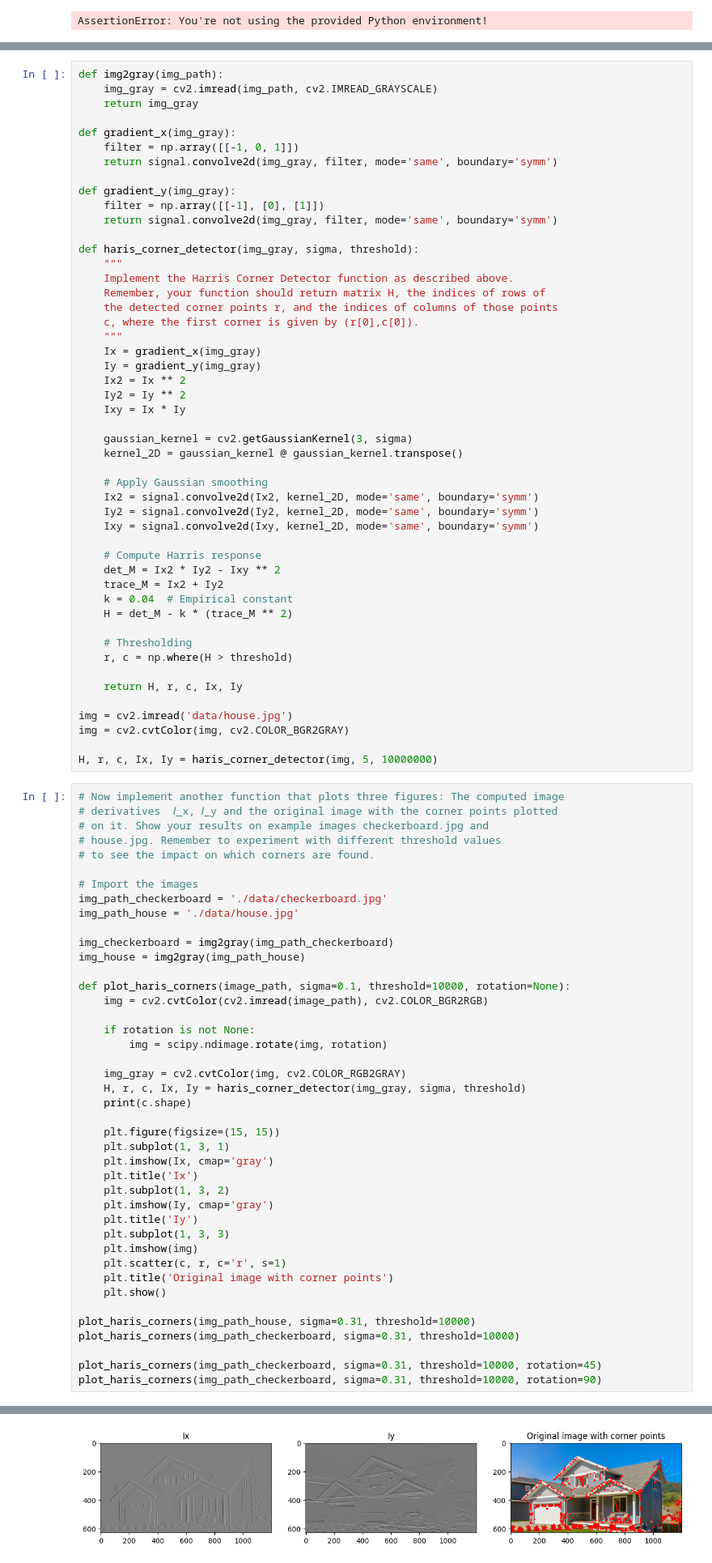
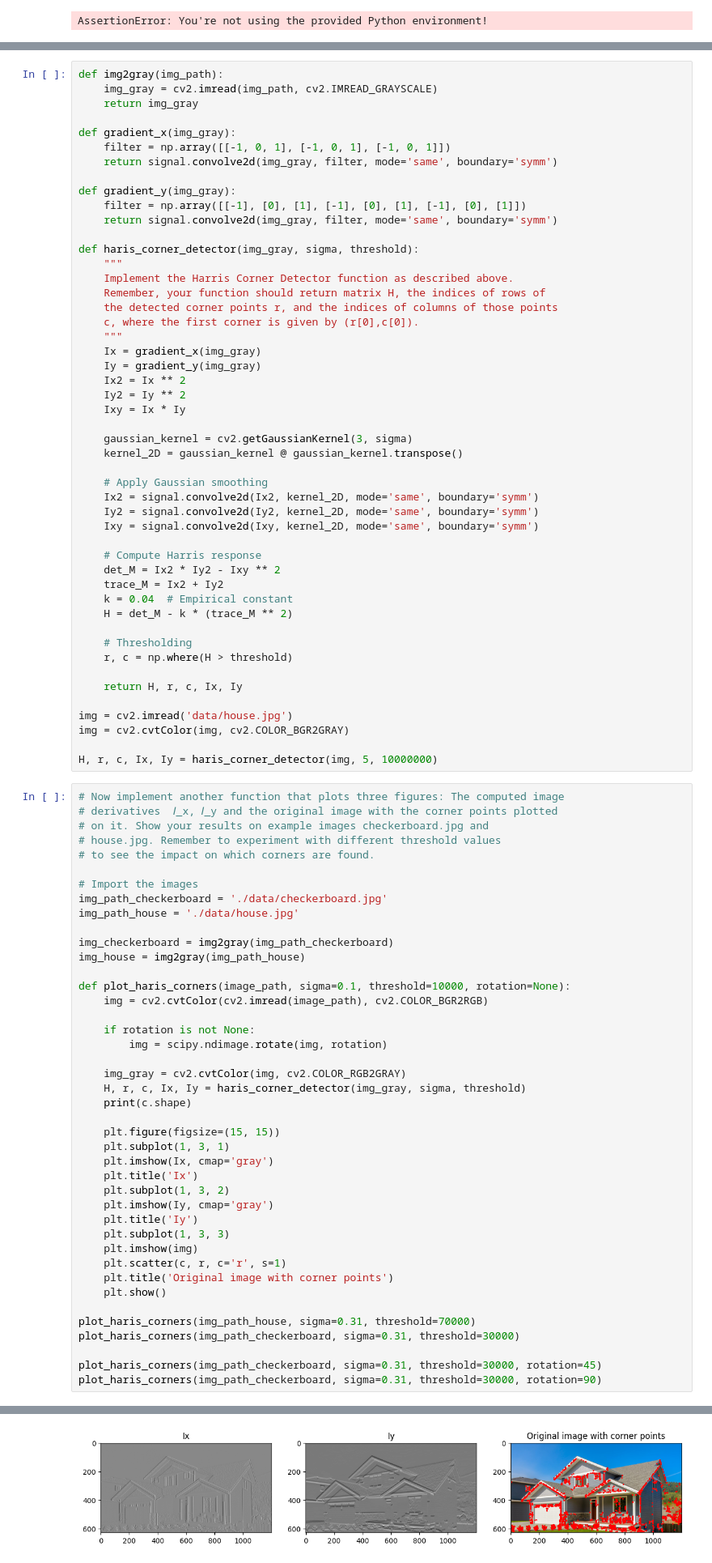
Before and after one commit to dqmis/ai-course, a Jupyter notebook: CV1_Lab3_Students.ipynb, the cells around one changed output, grey strips where cells are left out. Shown: that part at 81% size. Cells and saved outputs as stored; diff of their text form.

```diff
--- a/CV1_Lab3_Students.ipynb
+++ b/CV1_Lab3_Students.ipynb
@@ -134,11 +134,11 @@ def img2gray(img_path):
     return img_gray
 
 def gradient_x(img_gray):
-    filter = np.array([[-1, 0, 1]])
+    filter = np.array([[-1, 0, 1], [-1, 0, 1], [-1, 0, 1]])
     return signal.convolve2d(img_gray, filter, mode='same', boundary='symm')
 
 def gradient_y(img_gray):
-    filter = np.array([[-1], [0], [1]])
+    filter = np.array([[-1], [0], [1], [-1], [0], [1], [-1], [0], [1]])
     return signal.convolve2d(img_gray, filter, mode='same', boundary='symm')
 
 def haris_corner_detector(img_gray, sigma, threshold):
@@ -214,9 +214,9 @@ def plot_haris_corners(image_path, sigma=0.1, threshold=10000, rotation=None):
     plt.title('Original image with corner points')
     plt.show()
 
-plot_haris_corners(img_path_house, sigma=0.31, threshold=10000)
-plot_haris_corners(img_path_checkerboard, sigma=0.31, threshold=10000)
+plot_haris_corners(img_path_house, sigma=0.31, threshold=70000)
+plot_haris_corners(img_path_checkerboard, sigma=0.31, threshold=30000)
 
-plot_haris_corners(img_path_checkerboard, sigma=0.31, threshold=10000, rotation=45)
-plot_haris_corners(img_path_checkerboard, sigma=0.31, threshold=10000, rotation=90)
+plot_haris_corners(img_path_checkerboard, sigma=0.31, threshold=30000, rotation=45)
+plot_haris_corners(img_path_checkerboard, sigma=0.31, threshold=30000, rotation=90)
 # %% [output]
@@ -224 +224 @@ plot_haris_corners(img_path_checkerboard, sigma=0.31, threshold=10000, rotation=
-[figure, old version]
+[figure, new version]
```
Also changed, not shown: parts of 7 cells of this notebook.
